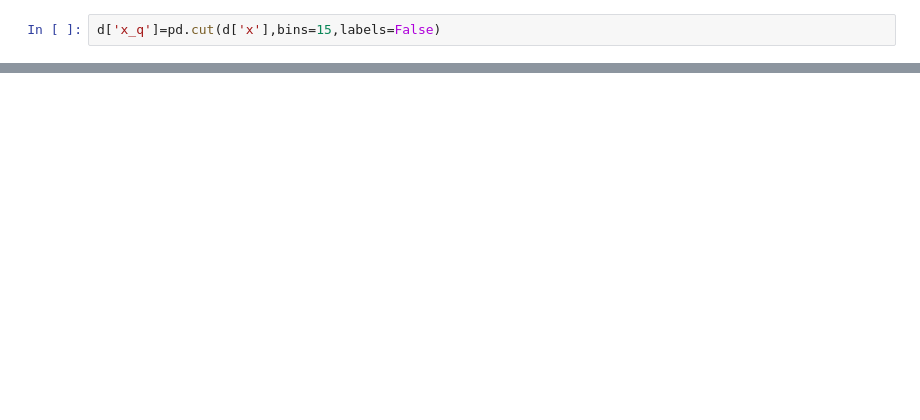
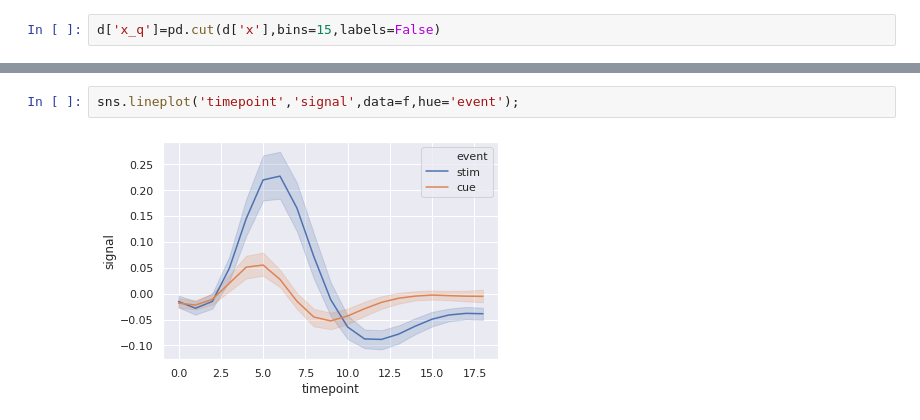
Before and after one commit to swami-gait/Foundations_of_datascience, a Jupyter notebook: FDS_WK12_DataViz.ipynb, the cells around one changed output, grey strips where cells are left out. Saved outputs shown, nothing was run; the diff lists cells and outputs as text; blank space fills up the shorter version.

```diff
--- a/FDS_WK12_DataViz.ipynb
+++ b/FDS_WK12_DataViz.ipynb
@@ -546,0 +568,4 @@ sns.barplot('x_q','price',data=d.sample(1000));
+# %%
+sns.lineplot('timepoint','signal',data=f,hue='event');
+# %% [output]
+[figure, added]
```
Also changed, not shown: parts of 44 cells of this notebook.
